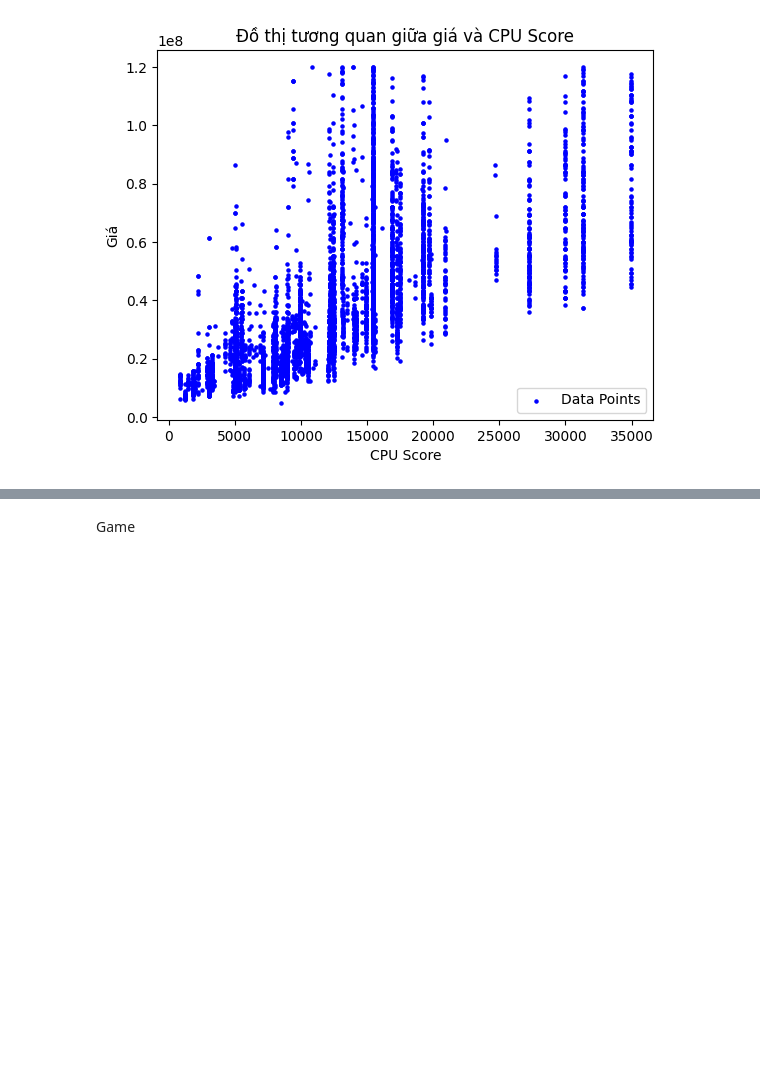
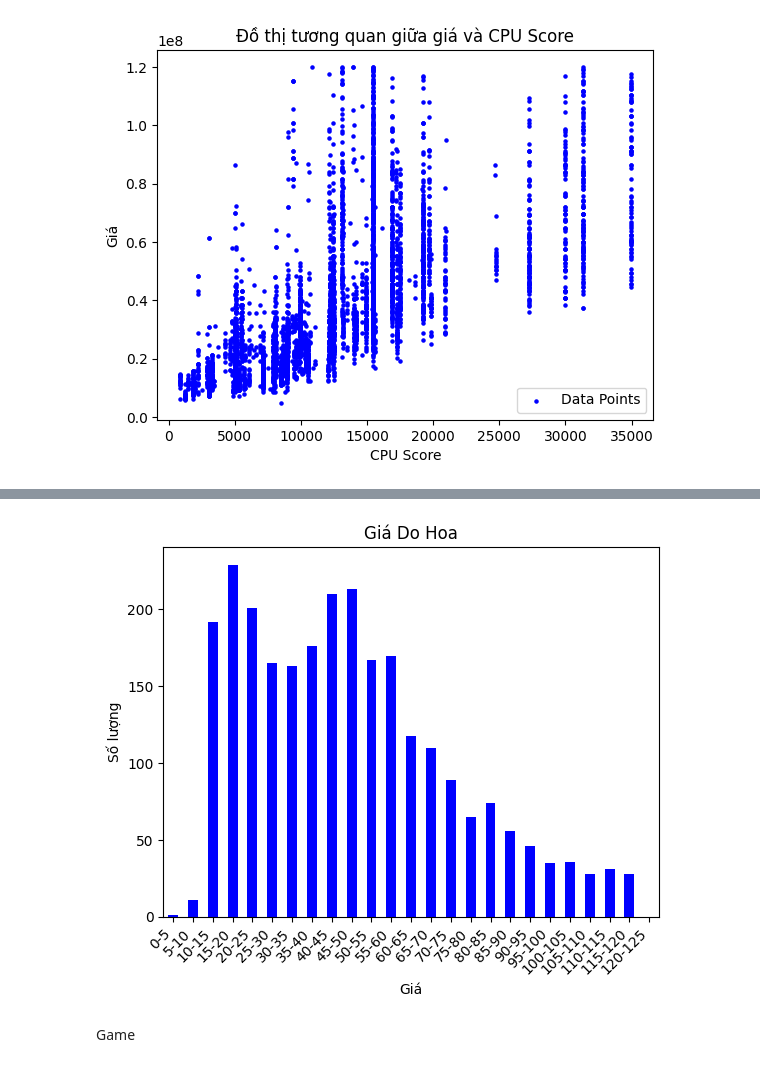
Before and after one commit to leduyanhminer/NMKHDL_Nhom27, a Jupyter notebook: EDA.ipynb, the cells around one changed output, grey strips where cells are left out. Cells and saved outputs as stored; diff of their text form; code cells hidden in the pictures; blank space fills up the shorter version.

```diff
--- a/EDA.ipynb
+++ b/EDA.ipynb
@@ -252,3 +252,5 @@ def is_float(value):
 # %%
 o_df = o_df[pd.to_numeric(o_df['Price'], errors='coerce').notna()]
 pd.concat([train_df, o_df])
+train_df
+new = train_df
@@ -289,3 +337,24 @@ plt.show()
+# %%
+def PriceDistribution(nameType, rangePrice):
+    value = []
+    o_df['Price'] = pd.to_numeric(o_df['Price'])
+    nameX = []
+    for i in range(0, rangePrice):
+        filtered_data = new[(new["Price"] > i * 5000000) & (new["Price"] < (i + 1) * 5000000) & (new[nameType] != 0)]
+        nameX.append(str(i * 5) + "-" + str((i + 1) * 5))
+        value.append(filtered_data["Price"].value_counts())
+
+    ax = pd.concat(value, axis=1).T.plot(kind='bar', stacked=True, color='b', legend=False)
+
+    plt.title(f'Giá {nameType}')
+    plt.xlabel('Giá')
+    plt.ylabel('Số lượng')
+    ax.set_xticklabels(nameX, rotation=45, ha='right')
+    plt.show()
+# %%
+PriceDistribution("Do Hoa", 25)
+# %% [output]
+[figure, added]
 # %% [markdown]
 Game
 # %%
```
Also changed, not shown: parts of 6 cells of this notebook.
